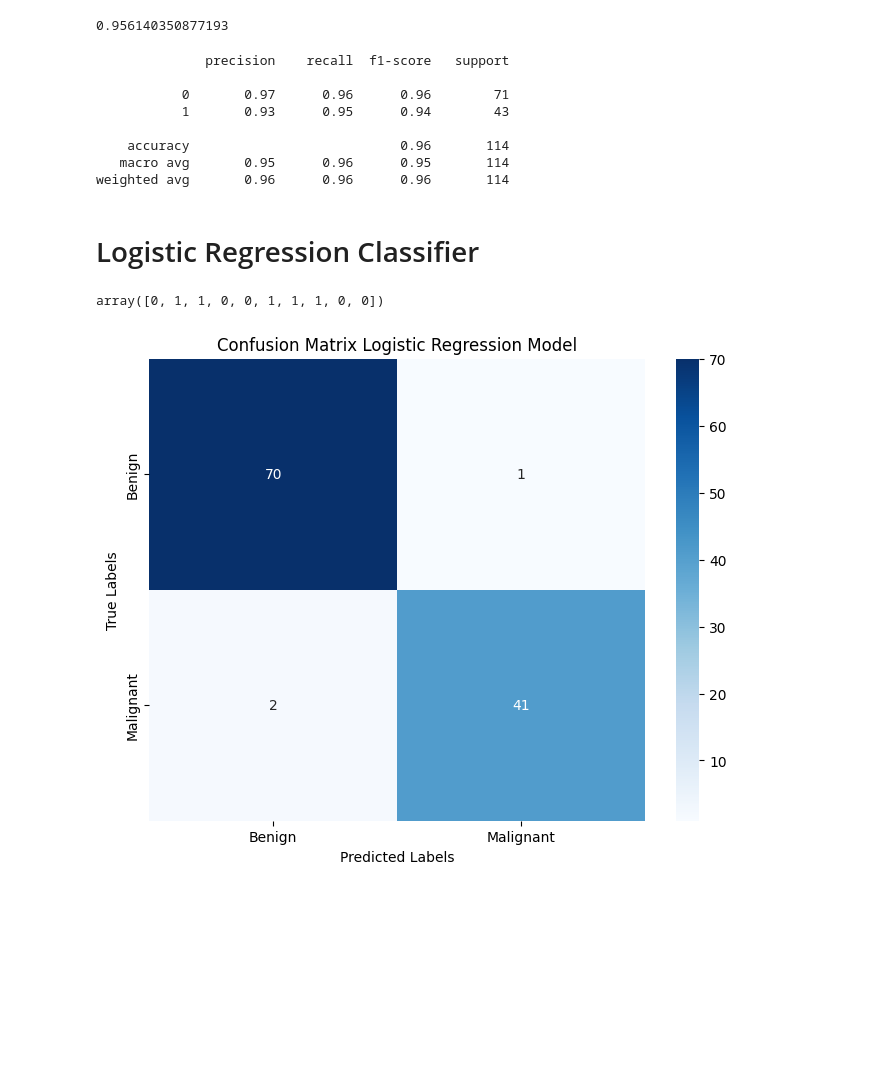
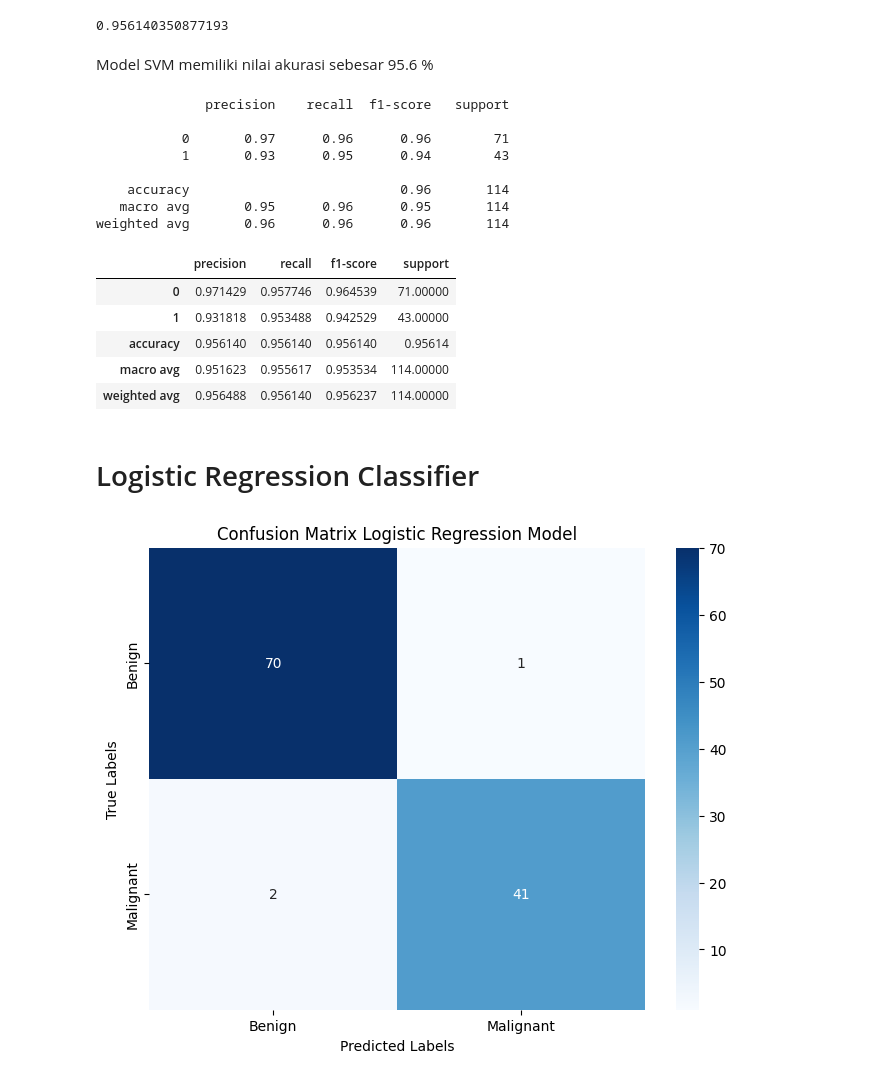
Before and after one commit to marsellavindriani/ML-Terapan_Submission, a Jupyter notebook: Submission_1.ipynb, the cells around one changed output. Drawn from its saved outputs; the diff is of its cells as text; code cells hidden in the pictures; blank space fills up the shorter version.

```diff
--- a/Submission_1.ipynb
+++ b/Submission_1.ipynb
@@ -241,5 +350,7 @@ accuracy
 # %% [output]
 0.956140350877193
+# %% [markdown]
+Model SVM memiliki nilai akurasi sebesar 95.6 %
 # %%
 print(classification_report(y_test,y_pred))
 # %% [output]
@@ -251,6 +362,19 @@ print(classification_report(y_test,y_pred))
     accuracy                           0.96       114
    macro avg       0.95      0.96      0.95       114
 weighted avg       0.96      0.96      0.96       114
+# %%
+report_svm = classification_report(y_test, y_pred, output_dict=True)
+# %%
+report_df = pd.DataFrame(report_svm).transpose()
+# %%
+display(report_df)
+# %% [output]
+|  | precision | recall | f1-score | support |
+| 0 | 0.971429 | 0.957746 | 0.964539 | 71.00000 |
+| 1 | 0.931818 | 0.953488 | 0.942529 | 43.00000 |
+| accuracy | 0.956140 | 0.956140 | 0.956140 | 0.95614 |
+| macro avg | 0.951623 | 0.955617 | 0.953534 | 114.00000 |
+| weighted avg | 0.956488 | 0.956140 | 0.956237 | 114.00000 |
 # %% [markdown]
 # Logistic Regression Classifier
 # %%
@@ -266,10 +390,6 @@ log.fit(X_train, y_train)
 
 # Predict class labels for samples in X.
 y_pred = log.predict(X_test)
-# %%
-y_pred[:10]
-# %% [output]
-array([0, 1, 1, 0, 0, 1, 1, 1, 0, 0])
 # %%
 #Print Confussion Matrix
 
```
Also changed, not shown: parts of 56 cells of this notebook.
